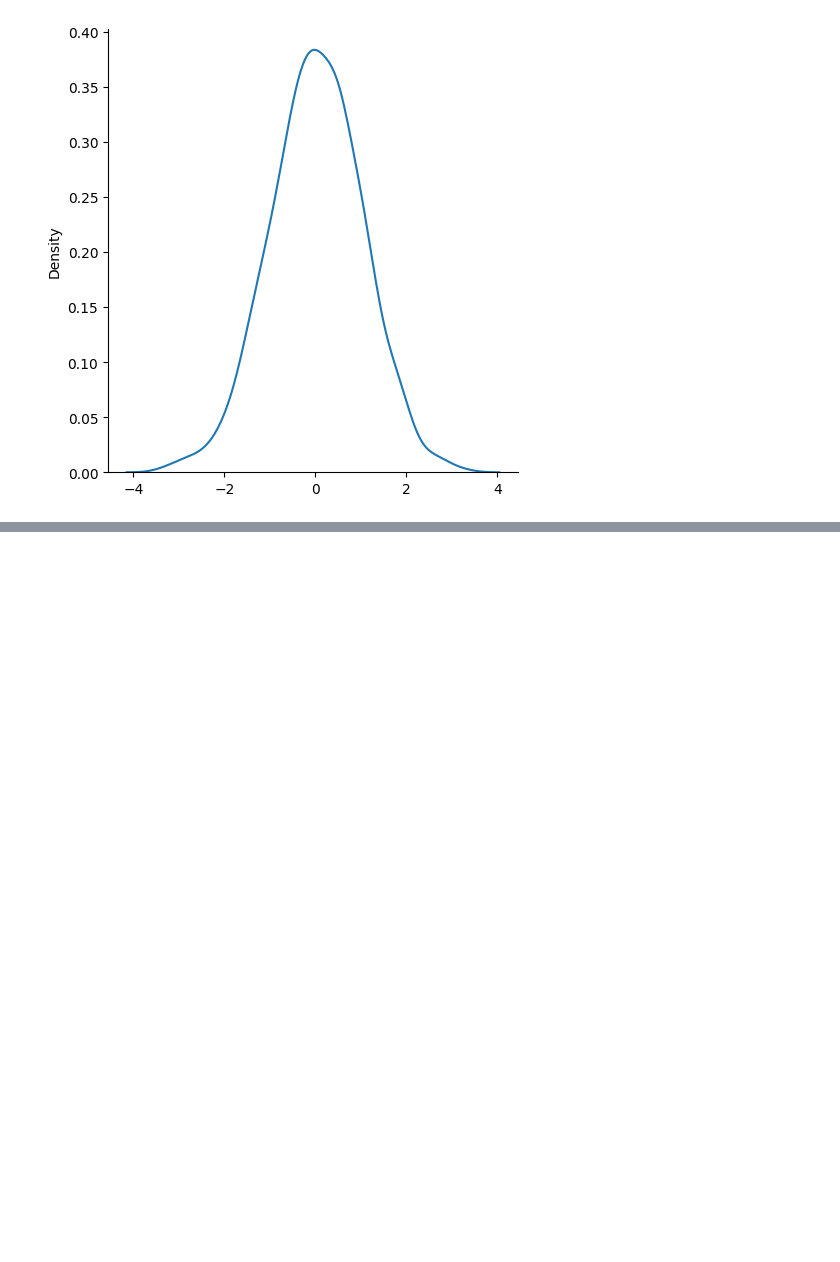
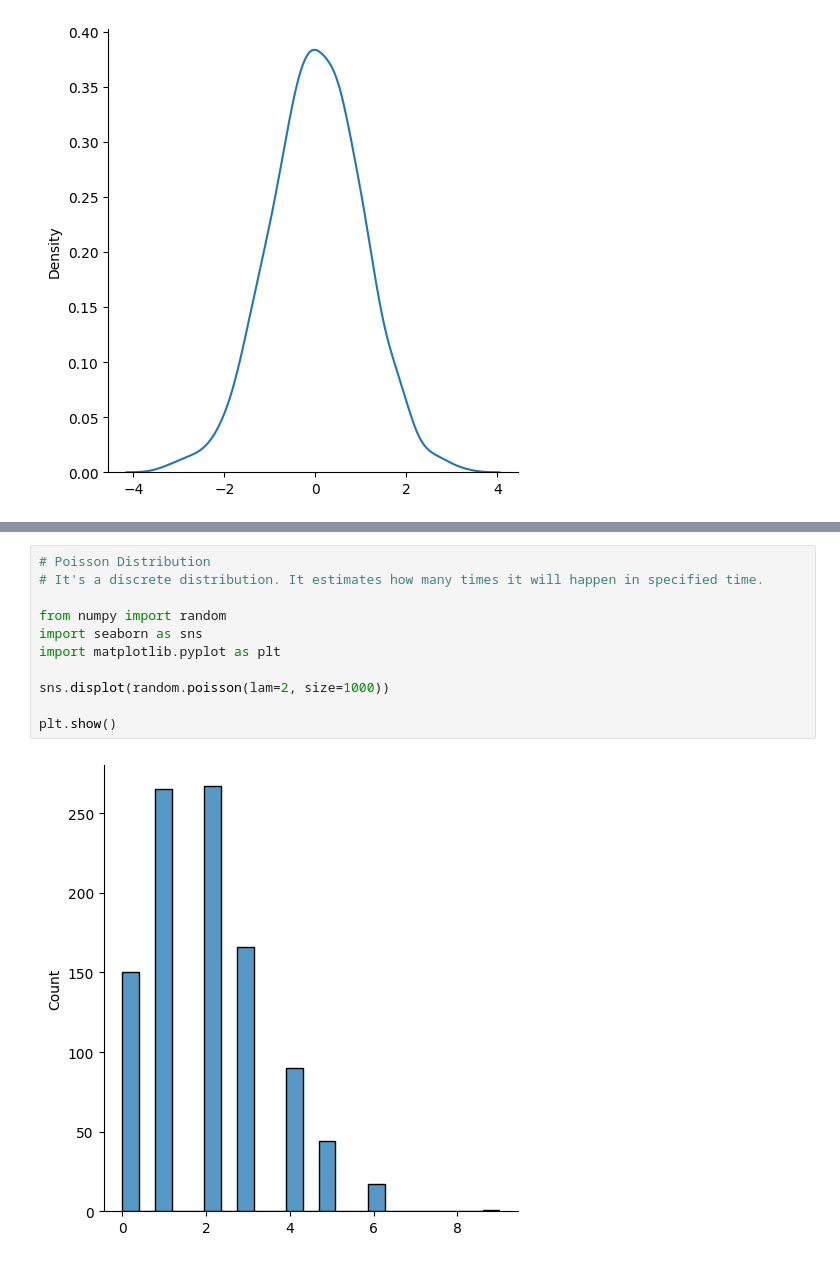
Before and after one commit to yulialee9732/Python-Notes, a Jupyter notebook: numPy/numPy_random.ipynb, the cells around one changed output, grey strips where cells are left out. Saved outputs shown, nothing was run; the diff lists cells and outputs as text; blank space fills up the shorter version.

```diff
--- a/numPy/numPy_random.ipynb
+++ b/numPy/numPy_random.ipynb
@@ -120,0 +133,13 @@ plt.show()
+# %%
+# Poisson Distribution
+# It's a discrete distribution. It estimates how many times it will happen in specified time.
+
+from numpy import random
+import seaborn as sns
+import matplotlib.pyplot as plt
+
+sns.displot(random.poisson(lam=2, size=1000))
+
+plt.show()
+# %% [output]
+[figure, added]
```
Also changed, not shown: parts of 7 cells of this notebook.
